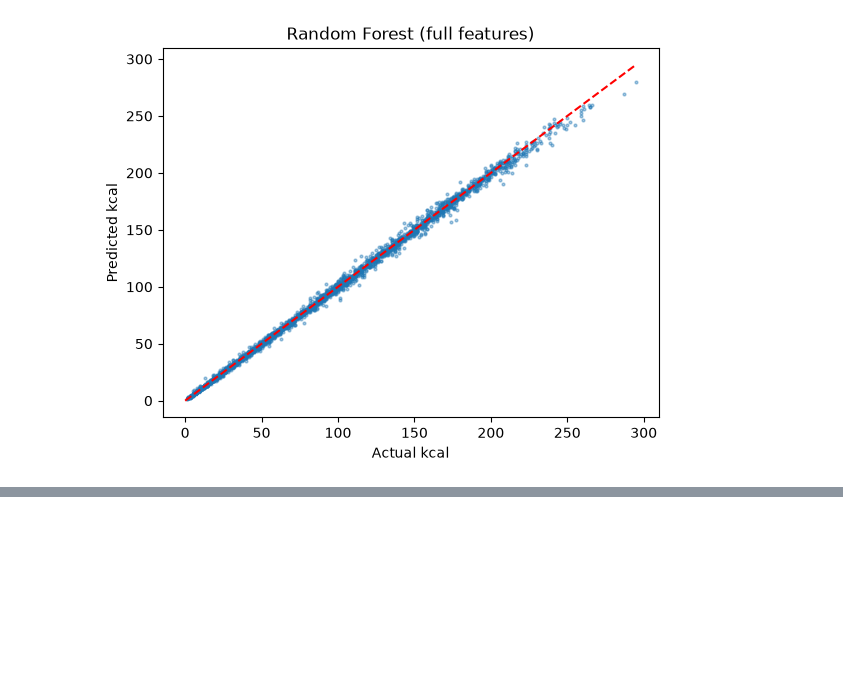
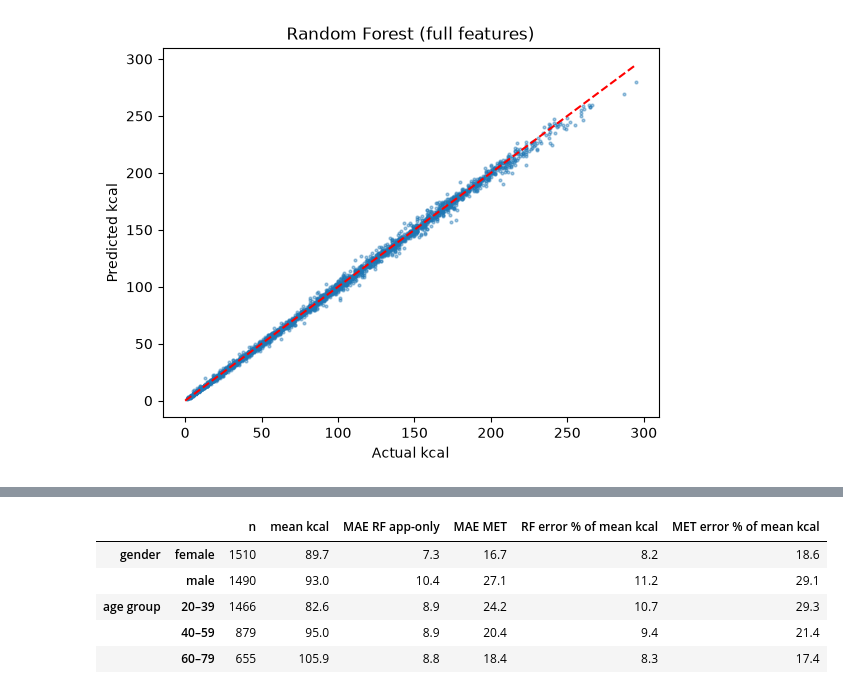
Before and after one commit to gdarslan/AI-GYM-Project, a Jupyter notebook: notebooks/calorie_model_starter.ipynb, the cells around one changed output, grey strips where cells are left out. Cells and saved outputs as stored; diff of their text form; code cells hidden in the pictures; blank space fills up the shorter version.

```diff
--- a/notebooks/calorie_model_starter.ipynb
+++ b/notebooks/calorie_model_starter.ipynb
@@ -288,0 +351,24 @@ t.groupby("Gender")["abs_err"].agg(["mean", "count"]).rename(index={0: "female",
+# %%
+t = test.copy()
+t["age group"] = pd.cut(t["Age"], [19, 39, 59, 79], labels=["20–39", "40–59", "60–79"])
+t["gender"] = t["Gender"].map({0: "female", 1: "male"})
+t["err_rf"] = (t[TARGET] - preds[("Random Forest", "app-only")]).abs()
+t["err_met"] = (t[TARGET] - met_kcal(t, MET)).abs()
+
+def by(col):
+    g_ = t.groupby(col, observed=True)
+    out = pd.DataFrame({"n": g_.size(), "mean kcal": g_[TARGET].mean(),
+                        "MAE RF app-only": g_["err_rf"].mean(), "MAE MET": g_["err_met"].mean()})
+    out["RF error % of mean kcal"] = out["MAE RF app-only"] / out["mean kcal"] * 100
+    out["MET error % of mean kcal"] = out["MAE MET"] / out["mean kcal"] * 100
+    return out.round(1)
+
+bias = pd.concat({"gender": by("gender"), "age group": by("age group")})
+bias
+# %% [output]
+|  |  | n | mean kcal | MAE RF app-only | MAE MET | RF error % of mean kcal | MET error % of mean kcal |
+| gender | female | 1510 | 89.7 | 7.3 | 16.7 | 8.2 | 18.6 |
+|  | male | 1490 | 93.0 | 10.4 | 27.1 | 11.2 | 29.1 |
+| age group | 20–39 | 1466 | 82.6 | 8.9 | 24.2 | 10.7 | 29.3 |
+|  | 40–59 | 879 | 95.0 | 8.9 | 20.4 | 9.4 | 21.4 |
+|  | 60–79 | 655 | 105.9 | 8.8 | 18.4 | 8.3 | 17.4 |
```
Also changed, not shown: parts of 12 cells of this notebook, 22 other files.
